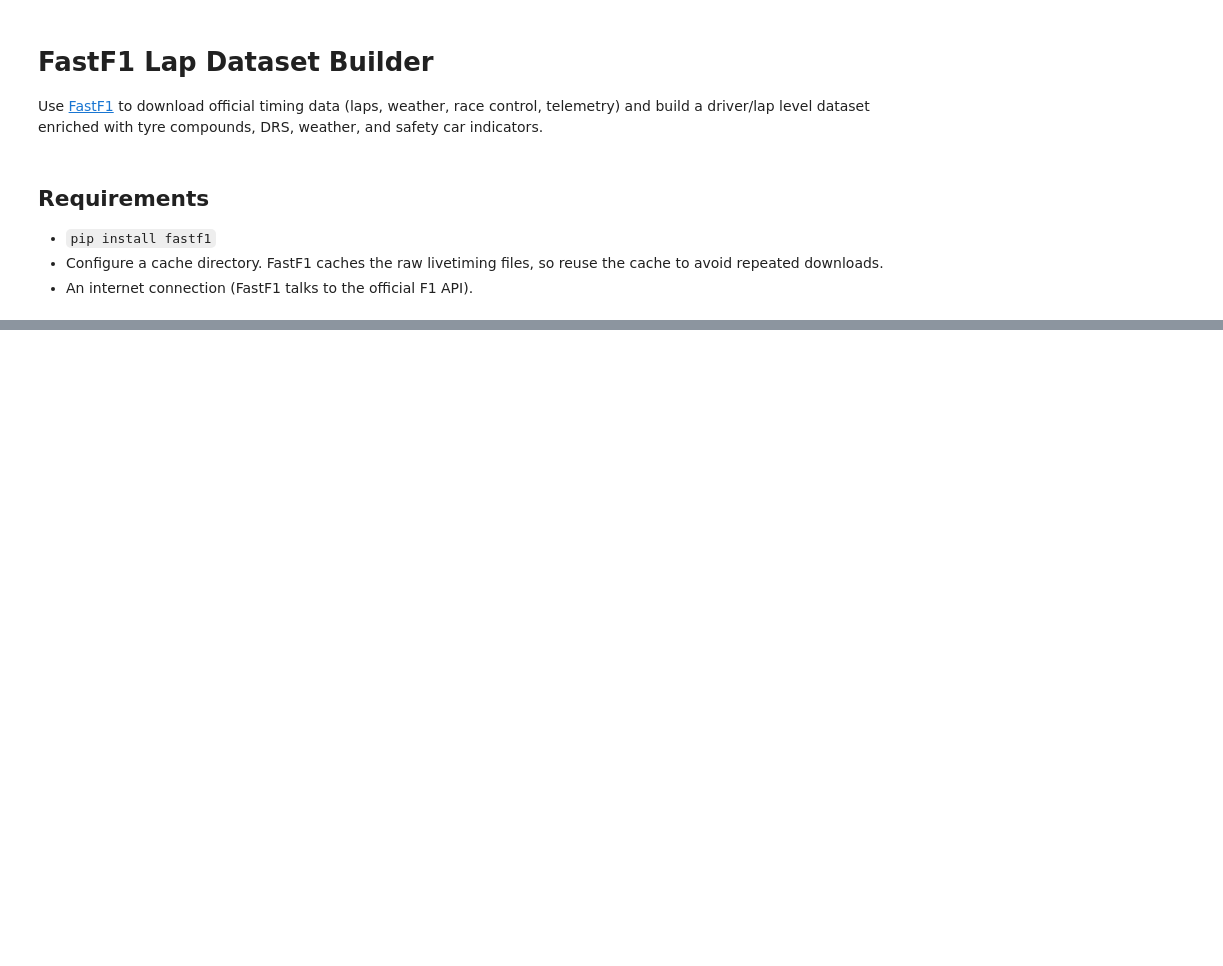
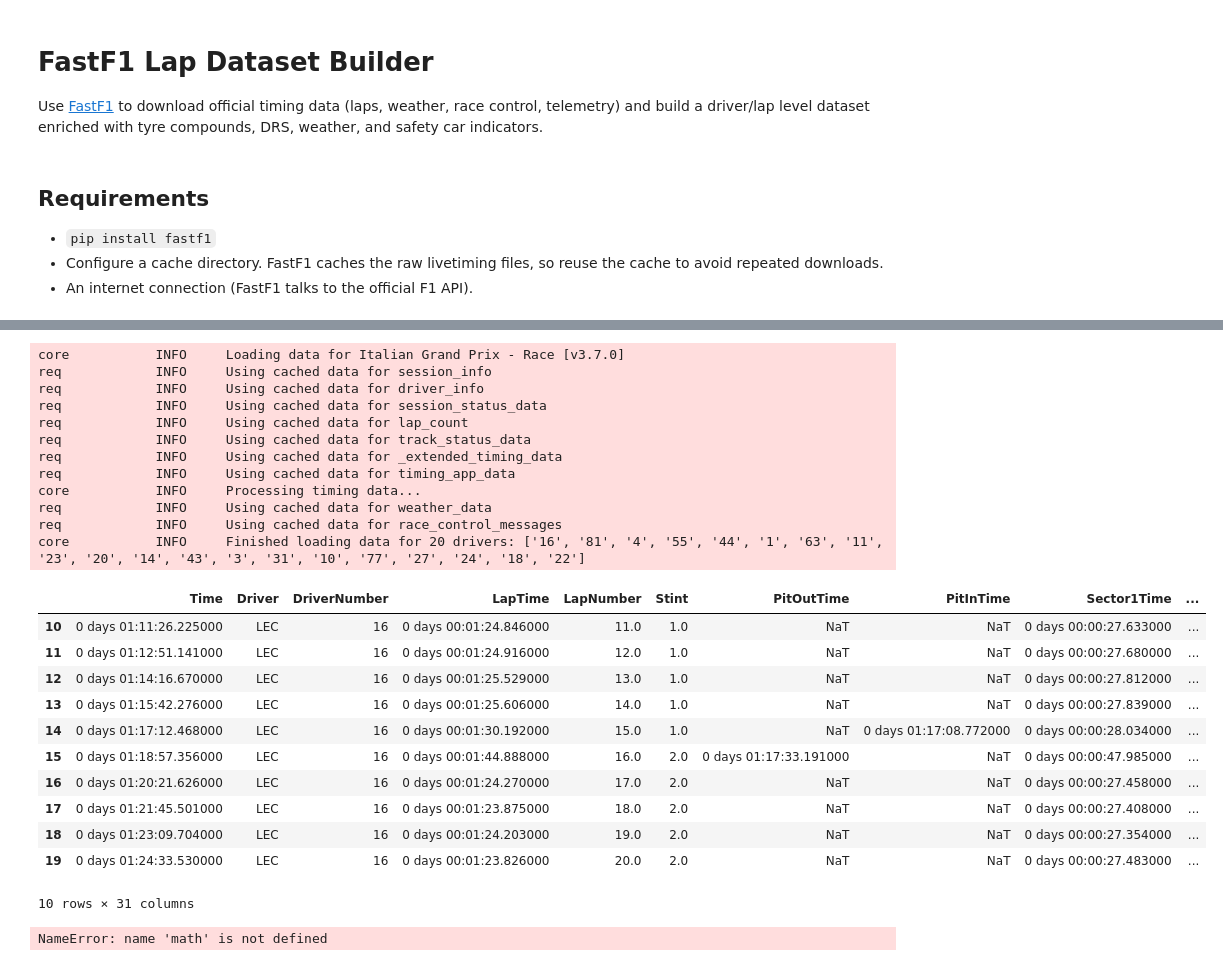
Before and after one commit to ekazukii/f1-simple-tel, a Jupyter notebook: models/fastf1_lap_dataset.ipynb, the cells around one changed output, grey strips where cells are left out. Drawn from its saved outputs; the diff is of its cells as text; code cells hidden in the pictures; blank space fills up the shorter version.

```diff
--- a/models/fastf1_lap_dataset.ipynb
+++ b/models/fastf1_lap_dataset.ipynb
@@ -41,3 +41,5 @@ NOTEBOOK_DIR.mkdir(parents=True, exist_ok=True)
 cache_dir = NOTEBOOK_DIR / '.fastf1_cache'
 cache_dir.mkdir(parents=True, exist_ok=True)
 ff1.Cache.enable_cache(str(cache_dir.resolve()))
+ff1.Cache.offline_mode = True
+ff1.set_log_level('DEBUG')
@@ -328,0 +459,36 @@ KeyboardInterrupt:
+# %%
+race = ff1.get_session(2024, 'Monza', 'Race')
+race.load(laps=True, telemetry=False, weather=True, messages=True)
+race.laps[10:20]
+# %% [output]
+core           INFO     Loading data for Italian Grand Prix - Race [v3.7.0]
+req            INFO     Using cached data for session_info
+req            INFO     Using cached data for driver_info
+req            INFO     Using cached data for session_status_data
+req            INFO     Using cached data for lap_count
+req            INFO     Using cached data for track_status_data
+req            INFO     Using cached data for _extended_timing_data
+req            INFO     Using cached data for timing_app_data
+core           INFO     Processing timing data...
+req            INFO     Using cached data for weather_data
+req            INFO     Using cached data for race_control_messages
+core           INFO     Finished loading data for 20 drivers: ['16', '81', '4', '55', '44', '1', '63', '11', '23', '20', '14', '43', '3', '31', '10', '77', '27', '24', '18', '22']
+|  | Time | Driver | DriverNumber | LapTime | LapNumber | Stint | PitOutTime | PitInTime | Sector1Time | ... |
+| 10 | 0 days 01:11:26.225000 | LEC | 16 | 0 days 00:01:24.846000 | 11.0 | 1.0 | NaT | NaT | 0 days 00:00:27.633000 | ... |
+| 11 | 0 days 01:12:51.141000 | LEC | 16 | 0 days 00:01:24.916000 | 12.0 | 1.0 | NaT | NaT | 0 days 00:00:27.680000 | ... |
+| 12 | 0 days 01:14:16.670000 | LEC | 16 | 0 days 00:01:25.529000 | 13.0 | 1.0 | NaT | NaT | 0 days 00:00:27.812000 | ... |
+| 13 | 0 days 01:15:42.276000 | LEC | 16 | 0 days 00:01:25.606000 | 14.0 | 1.0 | NaT | NaT | 0 days 00:00:27.839000 | ... |
+| 14 | 0 days 01:17:12.468000 | LEC | 16 | 0 days 00:01:30.192000 | 15.0 | 1.0 | NaT | 0 days 01:17:08.772000 | 0 days 00:00:28.034000 | ... |
+| 15 | 0 days 01:18:57.356000 | LEC | 16 | 0 days 00:01:44.888000 | 16.0 | 2.0 | 0 days 01:17:33.191000 | NaT | 0 days 00:00:47.985000 | ... |
+| 16 | 0 days 01:20:21.626000 | LEC | 16 | 0 days 00:01:24.270000 | 17.0 | 2.0 | NaT | NaT | 0 days 00:00:27.458000 | ... |
+| 17 | 0 days 01:21:45.501000 | LEC | 16 | 0 days 00:01:23.875000 | 18.0 | 2.0 | NaT | NaT | 0 days 00:00:27.408000 | ... |
+| 18 | 0 days 01:23:09.704000 | LEC | 16 | 0 days 00:01:24.203000 | 19.0 | 2.0 | NaT | NaT | 0 days 00:00:27.354000 | ... |
+| 19 | 0 days 01:24:33.530000 | LEC | 16 | 0 days 00:01:23.826000 | 20.0 | 2.0 | NaT | NaT | 0 days 00:00:27.483000 | ... |
+10 rows × 31 columns
+# %%
+import numpy as np
+
+print(math.isnan(race.laps.iloc[0].PitInTime))
+race.laps.iloc[0]
+# %% [output]
+NameError: name 'math' is not defined
```
Also changed, not shown: parts of 7 cells of this notebook, 7 other files.
